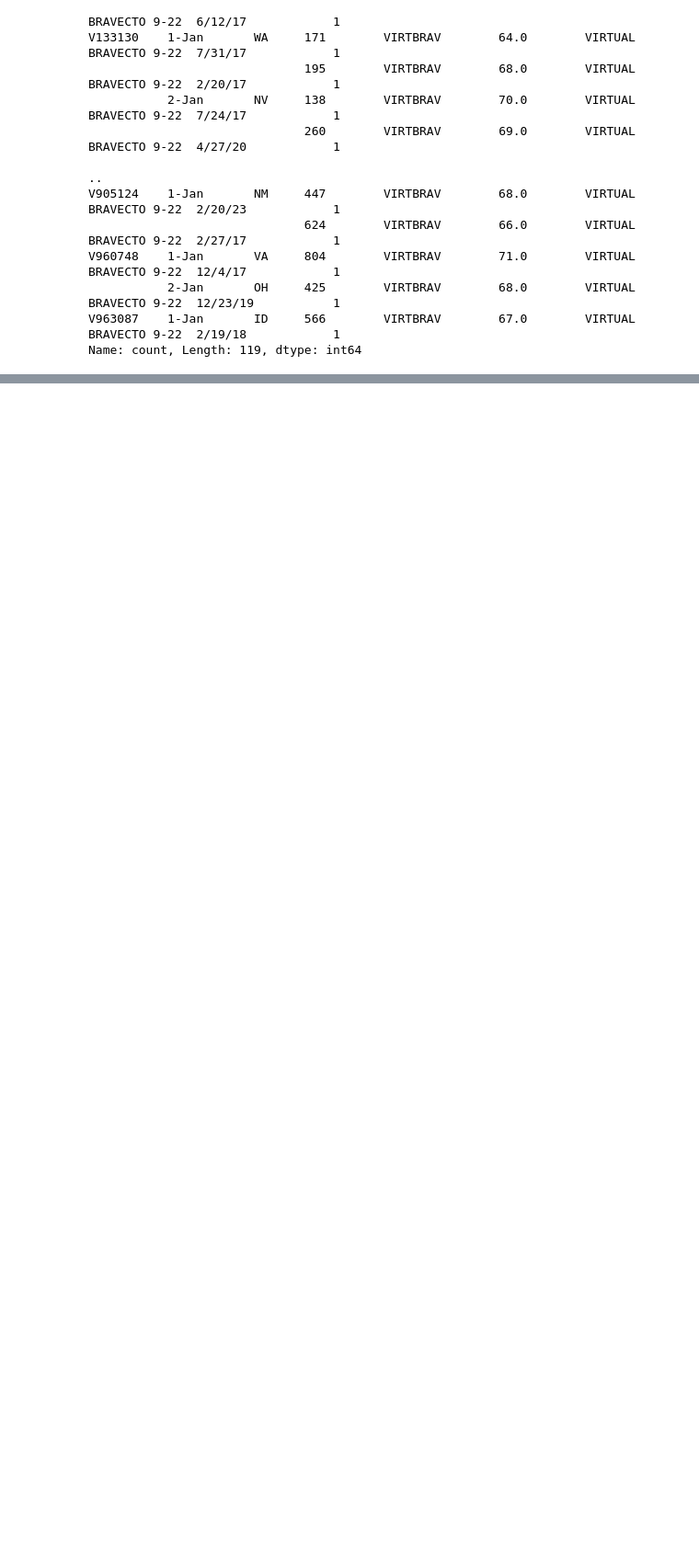
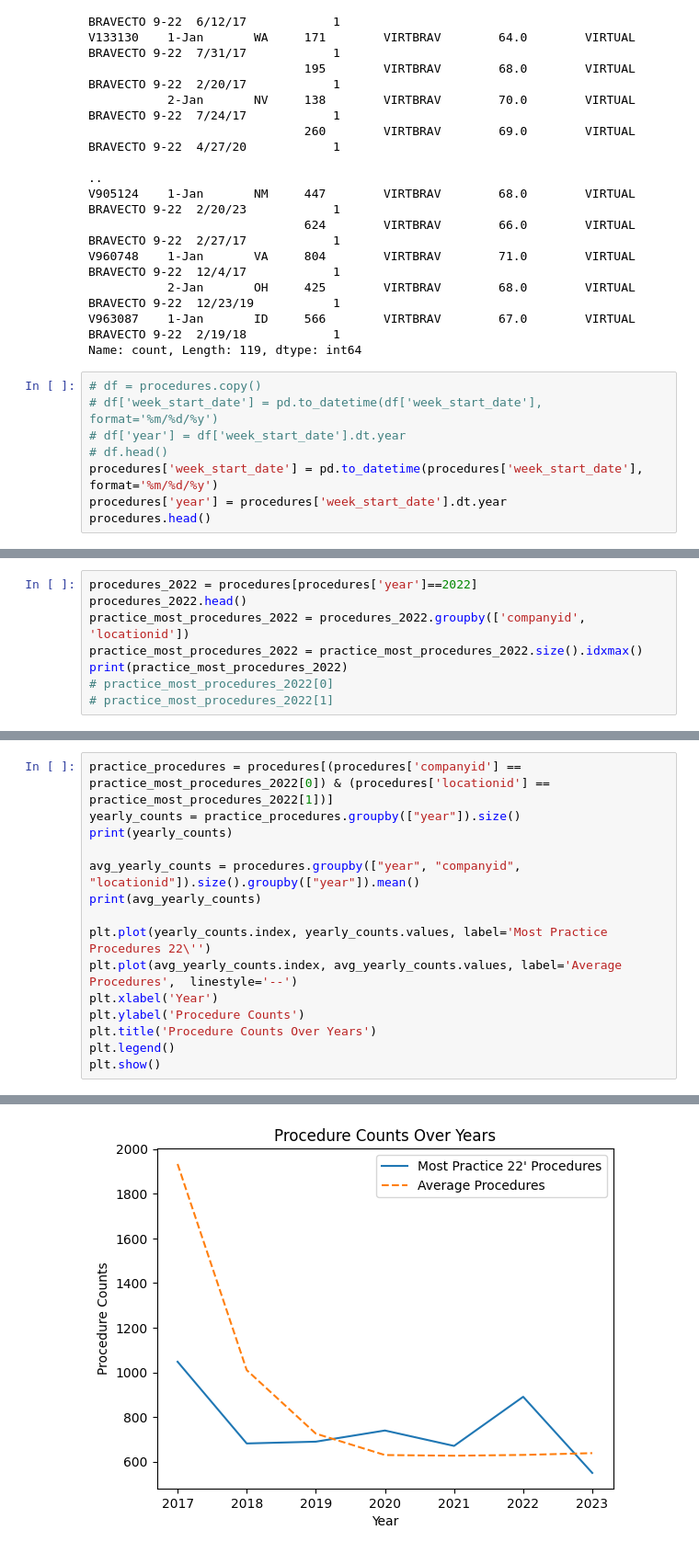
Before and after one commit to docmhvr/Veterinary_Data_Analysis, a Jupyter notebook: test.ipynb, the cells around one changed output, grey strips where cells are left out. Shown: that part at 92% size. Cells and saved outputs as stored; diff of their text form; blank space fills up the shorter version.

Commit message:
Implemented Practice Analysis

```diff
--- a/test.ipynb
+++ b/test.ipynb
@@ -59,3 +62,11 @@ V960748    1-Jan       VA     804        VIRTBRAV        71.0        VIRTUAL BRA
            2-Jan       OH     425        VIRTBRAV        68.0        VIRTUAL BRAVECTO 9-22  12/23/19           1
 V963087    1-Jan       ID     566        VIRTBRAV        67.0        VIRTUAL BRAVECTO 9-22  2/19/18            1
 Name: count, Length: 119, dtype: int64
+# %%
+# df = procedures.copy()
+# df['week_start_date'] = pd.to_datetime(df['week_start_date'], format='%m/%d/%y')
+# df['year'] = df['week_start_date'].dt.year
+# df.head()
+procedures['week_start_date'] = pd.to_datetime(procedures['week_start_date'], format='%m/%d/%y')
+procedures['year'] = procedures['week_start_date'].dt.year
+procedures.head()
@@ -61,0 +104,8 @@ Name: count, Length: 119, dtype: int64
+# %%
+procedures_2022 = procedures[procedures['year']==2022]
+procedures_2022.head()
+practice_most_procedures_2022 = procedures_2022.groupby(['companyid', 'locationid'])
+practice_most_procedures_2022 = practice_most_procedures_2022.size().idxmax()
+print(practice_most_procedures_2022)
+# practice_most_procedures_2022[0]
+# practice_most_procedures_2022[1]
@@ -61,0 +114,16 @@ Name: count, Length: 119, dtype: int64
+# %%
+practice_procedures = procedures[(procedures['companyid'] == practice_most_procedures_2022[0]) & (procedures['locationid'] == practice_most_procedures_2022[1])]
+yearly_counts = practice_procedures.groupby(["year"]).size()
+print(yearly_counts)
+
+avg_yearly_counts = procedures.groupby(["year", "companyid", "locationid"]).size().groupby(["year"]).mean()
+print(avg_yearly_counts)
+
+plt.plot(yearly_counts.index, yearly_counts.values, label='Most Practice Procedures 22\'')
+plt.plot(avg_yearly_counts.index, avg_yearly_counts.values, label='Average Procedures',  linestyle='--')
+plt.xlabel('Year')
+plt.ylabel('Procedure Counts')
+plt.title('Procedure Counts Over Years')
+plt.legend()
+plt.show()
+# %% [output]
@@ -61,0 +148 @@ Name: count, Length: 119, dtype: int64
+[figure, added]
```
Also changed, not shown: parts of 16 cells of this notebook.
